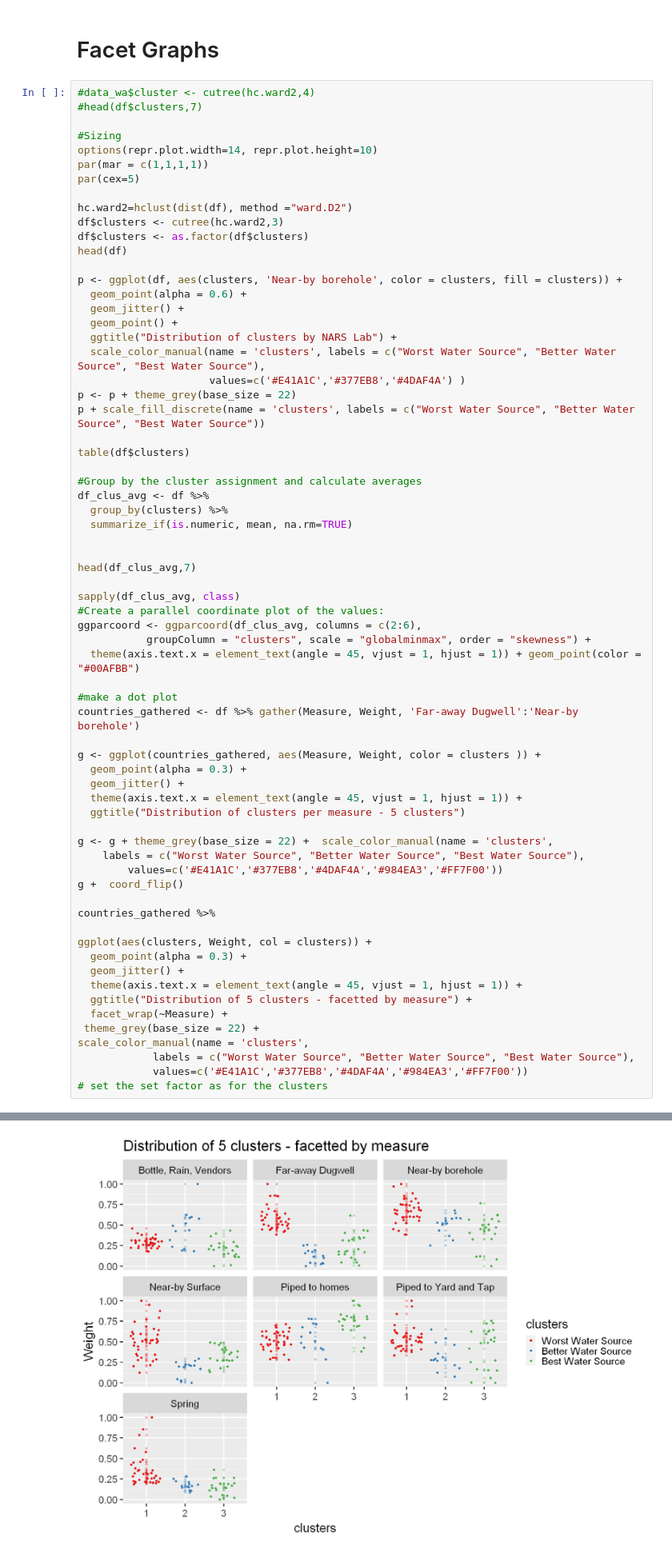
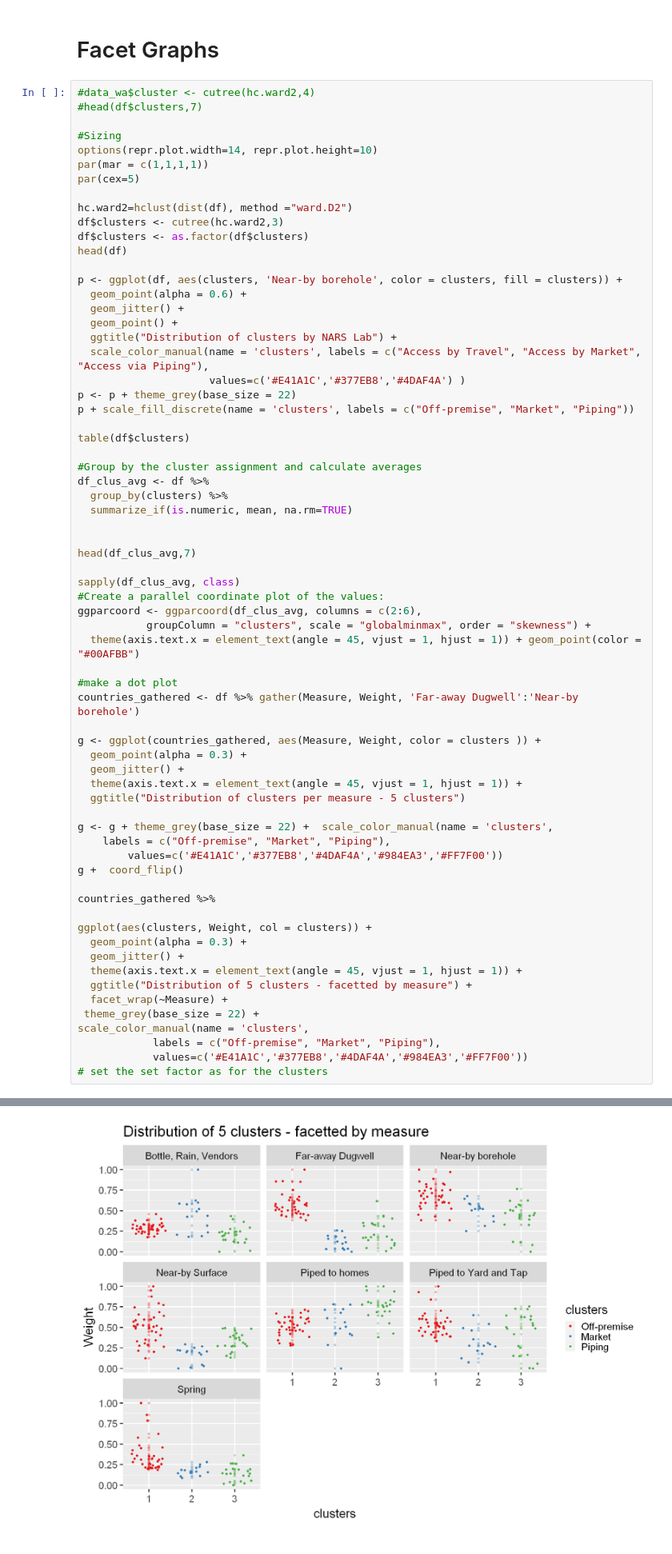
Before and after one commit to narslab/water-accessibility, a Jupyter notebook: bin/jupyter/typology-seven-five-ml-promax.ipynb, the cells around one changed output, grey strips where cells are left out. Shown at 80% size. Cells and saved outputs as stored; diff of their text form.

```diff
--- a/bin/jupyter/typology-seven-five-ml-promax.ipynb
+++ b/bin/jupyter/typology-seven-five-ml-promax.ipynb
@@ -261,10 +269,10 @@ p <- ggplot(df, aes(clusters, 'Near-by borehole', color = clusters, fill = clust
   geom_jitter() +
   geom_point() +
   ggtitle("Distribution of clusters by NARS Lab") +
-  scale_color_manual(name = 'clusters', labels = c("Worst Water Source", "Better Water Source", "Best Water Source"),
+  scale_color_manual(name = 'clusters', labels = c("Access by Travel", "Access by Market", "Access via Piping"),
                      values=c('#E41A1C','#377EB8','#4DAF4A') )
 p <- p + theme_grey(base_size = 22)
-p + scale_fill_discrete(name = 'clusters', labels = c("Worst Water Source", "Better Water Source", "Best Water Source"))
+p + scale_fill_discrete(name = 'clusters', labels = c("Off-premise", "Market", "Piping"))
 
 table(df$clusters)
 
@@ -292,7 +300,7 @@ g <- ggplot(countries_gathered, aes(Measure, Weight, color = clusters )) +
   ggtitle("Distribution of clusters per measure - 5 clusters")
 
 g <- g + theme_grey(base_size = 22) +  scale_color_manual(name = 'clusters',
-    labels = c("Worst Water Source", "Better Water Source", "Best Water Source"),
+    labels = c("Off-premise", "Market", "Piping"),
         values=c('#E41A1C','#377EB8','#4DAF4A','#984EA3','#FF7F00'))
 g +  coord_flip()
 
@@ -306,7 +314,7 @@ ggplot(aes(clusters, Weight, col = clusters)) +
   facet_wrap(~Measure) +
  theme_grey(base_size = 22) +
 scale_color_manual(name = 'clusters',
-            labels = c("Worst Water Source", "Better Water Source", "Best Water Source"),
+            labels = c("Off-premise", "Market", "Piping"),
             values=c('#E41A1C','#377EB8','#4DAF4A','#984EA3','#FF7F00'))
 # set the set factor as for the clusters
 # %% [output]
@@ -340,4 +348,4 @@ A tibble: 3 × 8
-[figure, old version]
+[figure, new version]
 # %% [markdown]
 # Ranking
 # %%
```
Also changed, not shown: parts of 6 cells of this notebook, 13 other files.
